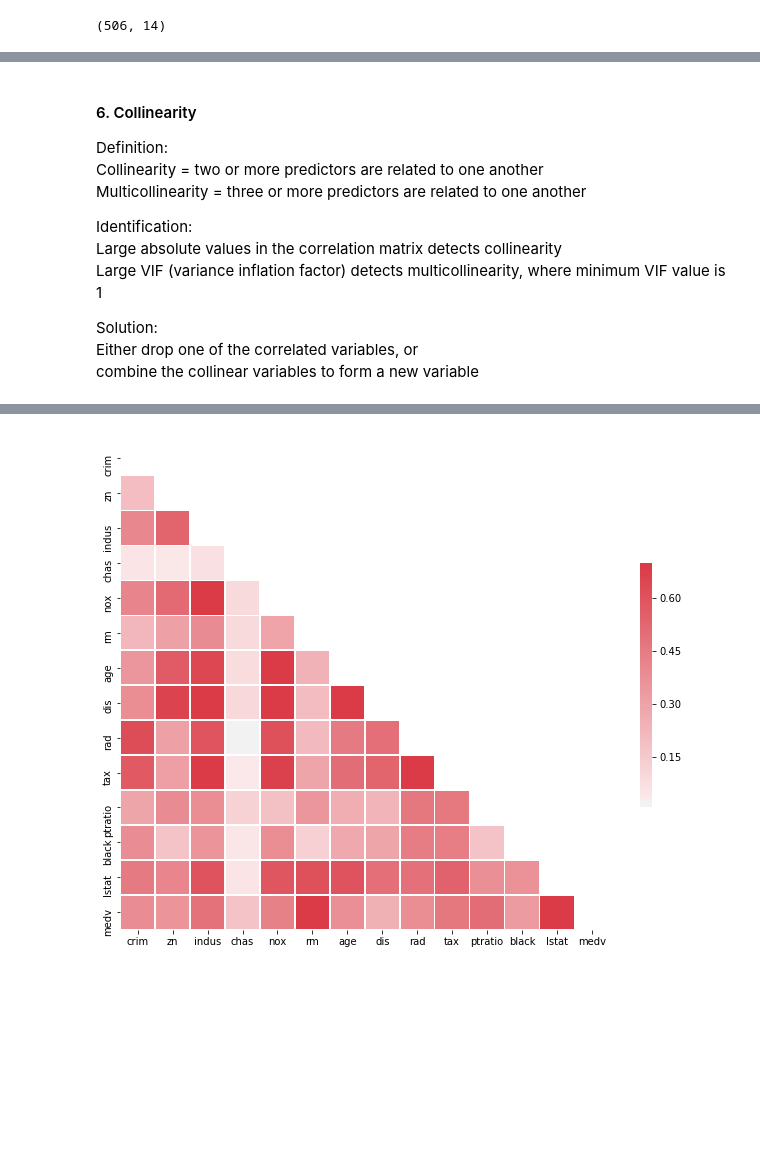
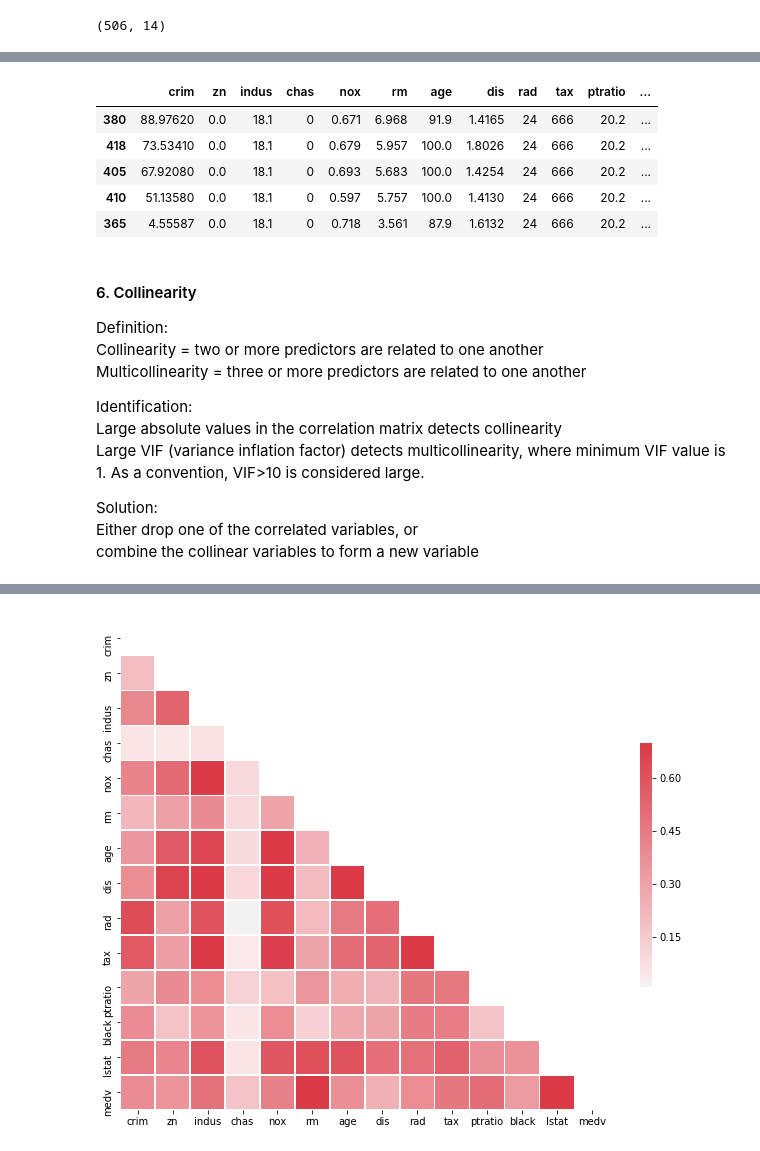
Before and after one commit to dsnair/ISLR, a Jupyter notebook: labs/chapter3/multiple_linear_regression.ipynb, the cells around one changed output, grey strips where cells are left out. Saved outputs shown, nothing was run; the diff lists cells and outputs as text; code cells hidden in the pictures; blank space fills up the shorter version.

Commit message:
multiple lin reg - leverage

```diff
--- a/labs/chapter3/multiple_linear_regression.ipynb
+++ b/labs/chapter3/multiple_linear_regression.ipynb
@@ -79,0 +104,9 @@ df.describe()
+# %%
+# Fit the linear model
+lm = smf.ols(formula = "medv ~ df.iloc[:,:-1]", data = df).fit()
+# %%
+# Calculate leverage
+influence = lm.get_influence()
+leverage = influence.hat_matrix_diag
+dfLev = pd.concat([df, pd.Series(leverage, name="leverage")], axis=1)
+dfLev.head()
@@ -80,3 +120,13 @@ df.describe()
+# %%
+# Top 5 high leverage data points
+dfLev[dfLev["leverage"] > 0.0277].sort_values(by = "leverage", ascending = False).head()
+# %% [output]
+|  | crim | zn | indus | chas | nox | rm | age | dis | rad | tax | ptratio | ... |
+| 380 | 88.97620 | 0.0 | 18.1 | 0 | 0.671 | 6.968 | 91.9 | 1.4165 | 24 | 666 | 20.2 | ... |
+| 418 | 73.53410 | 0.0 | 18.1 | 0 | 0.679 | 5.957 | 100.0 | 1.8026 | 24 | 666 | 20.2 | ... |
+| 405 | 67.92080 | 0.0 | 18.1 | 0 | 0.693 | 5.683 | 100.0 | 1.4254 | 24 | 666 | 20.2 | ... |
+| 410 | 51.13580 | 0.0 | 18.1 | 0 | 0.597 | 5.757 | 100.0 | 1.4130 | 24 | 666 | 20.2 | ... |
+| 365 | 4.55587 | 0.0 | 18.1 | 0 | 0.718 | 3.561 | 87.9 | 1.6132 | 24 | 666 | 20.2 | ... |
 # %% [markdown]
 #### 6. Collinearity
 
@@ -86,7 +136,7 @@ Multicollinearity = three or more predictors are related to one another
 
 Identification:
 Large absolute values in the correlation matrix detects collinearity
-Large VIF (variance inflation factor) detects multicollinearity, where minimum VIF value is 1
+Large VIF (variance inflation factor) detects multicollinearity, where minimum VIF value is 1. As a convention, VIF>10 is considered large.
 
 Solution:
 Either drop one of the correlated variables, or
```
Also changed, not shown: parts of 12 cells of this notebook, 1 other file.
